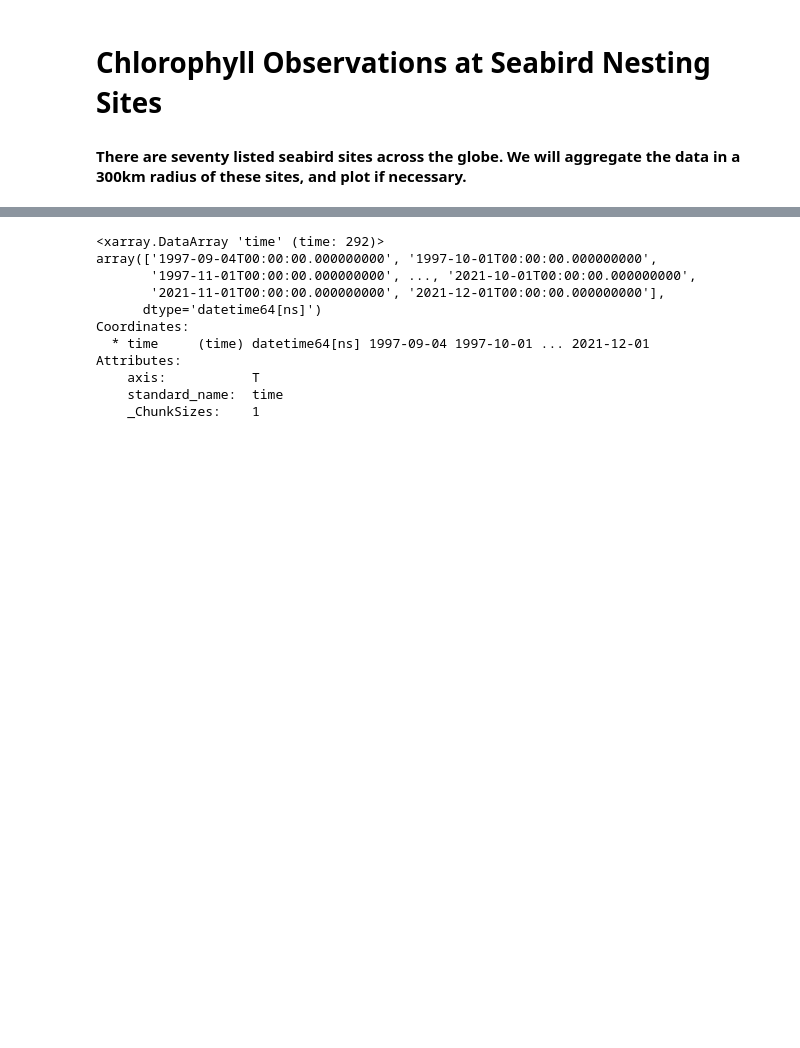
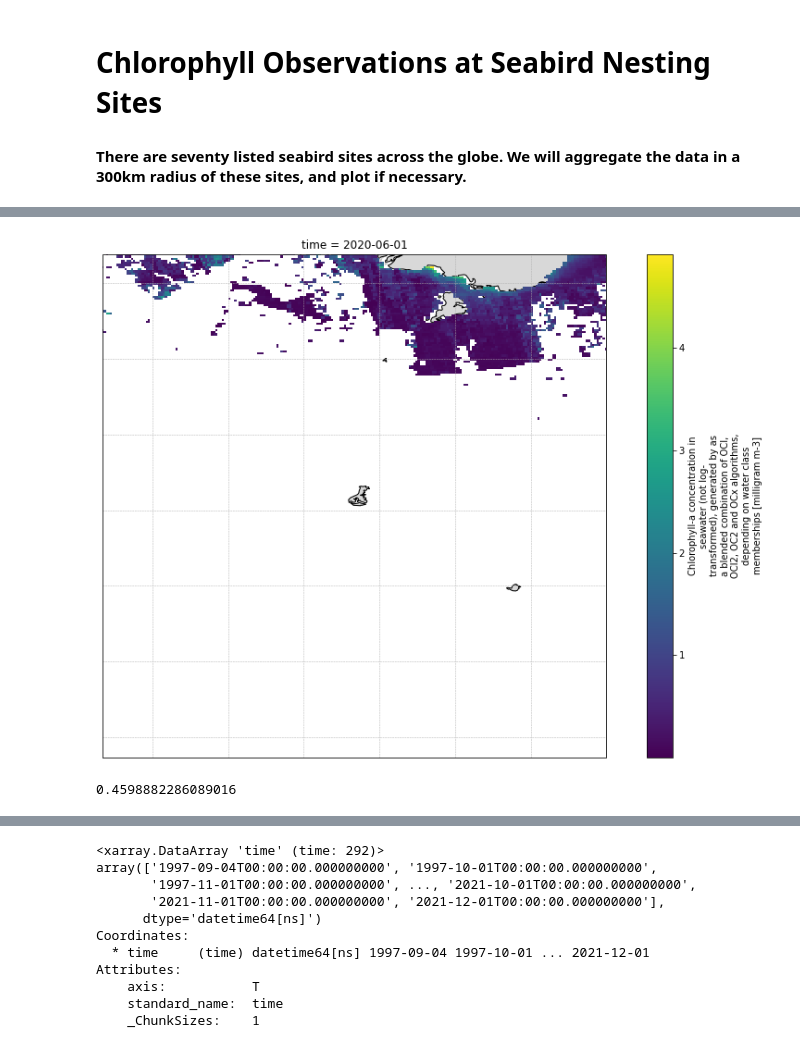
Before and after one commit to marisolgr/2022_SummerInternship_FarallonInstitute, a Jupyter notebook: chlo/chlo_ESA.ipynb, the cells around one changed output, grey strips where cells are left out. Saved outputs shown, nothing was run; the diff lists cells and outputs as text; code cells hidden in the pictures; blank space fills up the shorter version.

Commit message:
Major Chlo Updates

```diff
--- a/chlo/chlo_ESA.ipynb
+++ b/chlo/chlo_ESA.ipynb
@@ -29,5 +72,5 @@ sites = locs['Site']
 # %%
-def get_chlo_concentration_at_site(site, time, plot=False, dist=300, roundTo=0):
+def get_chlo_concentration_at_site(site, time, plot=False, roundTo=0):
     """
     Finds the average chlorophyll concentration in a 300km radius around seabird nesting sites
     Author: Austin
@@ -59,12 +102,9 @@ def get_chlo_concentration_at_site(site, time, plot=False, dist=300, roundTo=0):
         lat = slice(lats[1], lats[0])
     ).load()
 
-    # get the distance between two points of lat,lon in km (from point 0 on equator)
-    def fromEquatorDistance(lat1, lon1, lat2, lon2):
-        p = 0.017453292519943295 # Pi/180
-        a = 0.5 - np.cos((lat2 - lat1) * p)/2 + np.cos(lat1 * p) * np.cos(lat2 * p) * (1 - np.cos((lon2 - lon1) * p)) / 2
-        d = 12742 * np.arcsin(np.sqrt(a)) # 2*R*asin...
-        return d
+    # gets the distance between two points of lat,lon in km
+    def get_distance(lat1, lon1, lat2, lon2):
+        return geopy.distance.geodesic((lat1, lon1), (lat2, lon2)).km
 
     # plot values only that are within 300 units of the (lat, lon)
     sumChLevels = 0;
@@ -74,14 +114,8 @@ def get_chlo_concentration_at_site(site, time, plot=False, dist=300, roundTo=0):
             thisLat = data.lat[i].item()
             thisLon = data.lon[j].item()
 
-            # This function uses the great circle method, using a spherical model of the earth to calculate distance.
-            # It is 20x faster than geopy.distance.distance(), but is notably less accurate,
-            # with a 0.5% error.
-            # While most likely unnecessary, this alternative method is included for completeness:
-            # if (geopy.distance.distance((thisLat, thisLon), (latPos, lonPos)).km >= dist):
-            #    data.values[i][j] = np.nan
-
-            if (geopy.distance.great_circle((thisLat, thisLon), (lat, lon)).km >= dist):
+            # if the point exists in the mask
+            if mask[i,j] == 1:
                data.values[i][j] = np.nan
             else:
                 pt = data.values[i][j]
@@ -136,3 +170,8 @@ def get_chlo_concentration_at_site(site, time, plot=False, dist=300, roundTo=0):
     if (roundTo > 0):
         avgChLevel = np.round(avgChLevel, roundTo)
     return avgChLevel
+# %%
+get_chlo_concentration_at_site('Lamberts', '2020-06-01', plot=True, roundTo=0)
+# %% [output]
+[figure, added]
+0.4598882286089016
```
Also changed, not shown: parts of 2 cells of this notebook, 2 other files.
